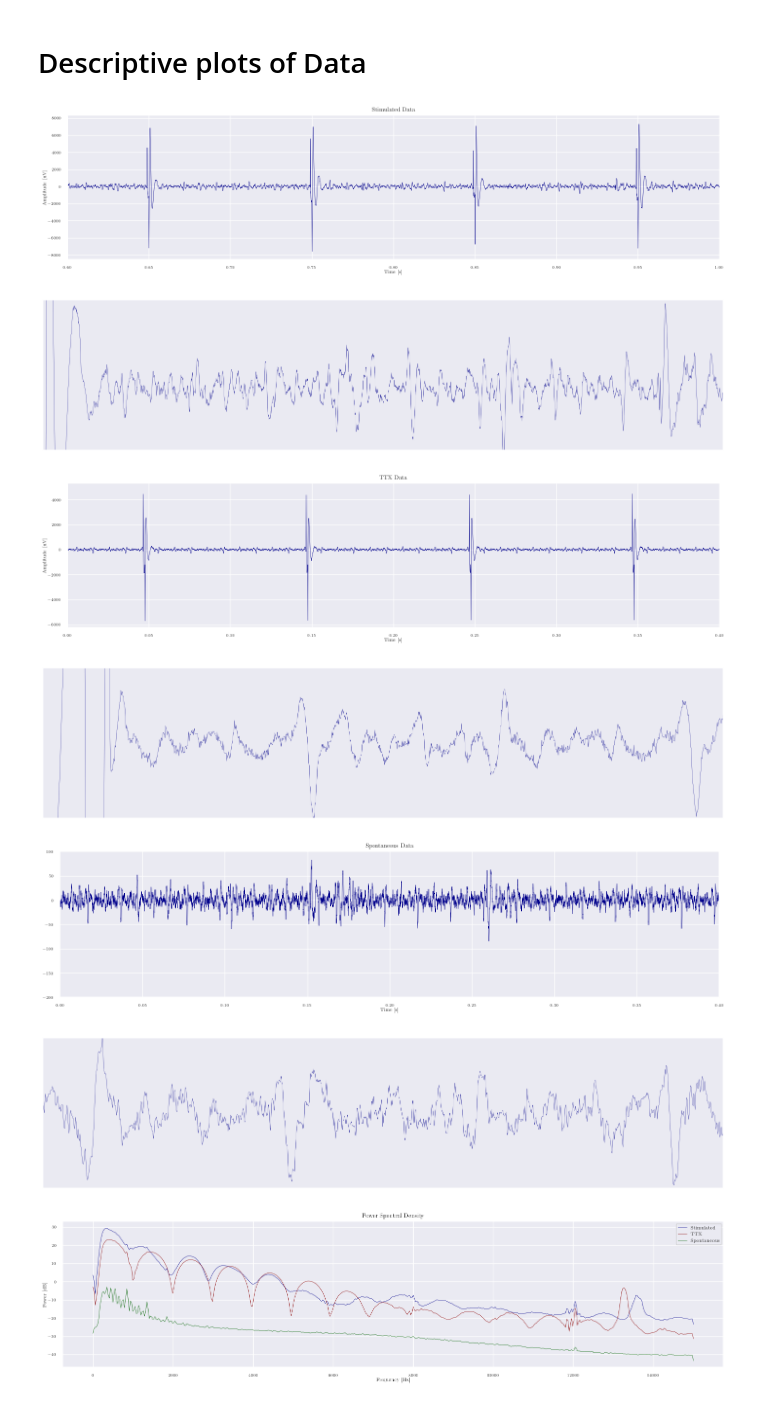
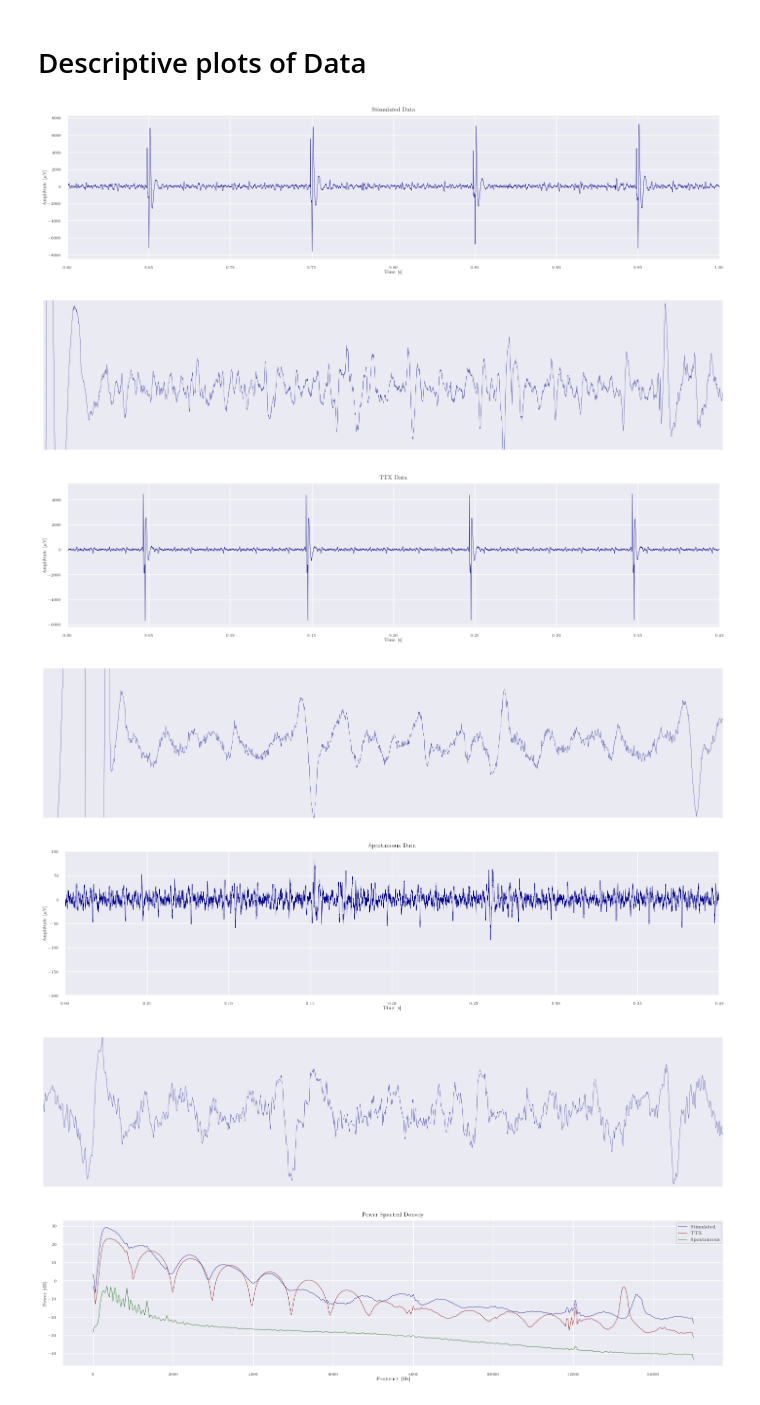
Before and after one commit to TheresaDF/NeuronSpikeEye, a Jupyter notebook: src/visualizations/data.ipynb, the cells around one changed output. Cells and saved outputs as stored; diff of their text form; code cells hidden in the pictures.

```diff
--- a/src/visualizations/data.ipynb
+++ b/src/visualizations/data.ipynb
@@ -50,7 +50,7 @@ plt.plot(times, stim[:, channel], color = "darkblue", linewidth = 0.5)
 plt.xlim([0.6, 1])
 plt.title("Stimulated Data")
 plt.xlabel("Time [s]")
-plt.ylabel("Amplitude [uV]")
+plt.ylabel(r"Amplitude [$\mu$V]")
 plt.show()
 
 savefig(fig, "stimulated_data", width = 6, height = 2)
@@ -71,7 +71,7 @@ plt.plot(times, ttx[:, channel], color = "darkblue", linewidth = 0.5)
 plt.xlim([0, 0.4])
 plt.title("TTX Data")
 plt.xlabel("Time [s]")
-plt.ylabel("Amplitude [uV]")
+plt.ylabel(r"Amplitude [$\mu$V]")
 plt.show()
 
 savefig(fig, "ttx_data", width = 6, height = 2)
@@ -85,34 +85,35 @@ plt.xticks([])
 plt.yticks([])
 plt.show()
 
 savefig(fig, "ttx_data_zoom", width = 2.5, height = 0.35)
 
 fig, ax = plt.subplots(1, 1, figsize = (18, 4))
 plt.plot(times, spon[:, channel], color = "darkblue", linewidth = 0.5)
 plt.xlim([0, 0.4])
 plt.ylim([-200, 100])
 plt.title("Spontaneous Data")
 plt.xlabel("Time [s]")
+plt.ylabel(r"Amplitude [$\mu$V]")
 plt.show()
 
 savefig(fig, "spon_data", width = 6, height = 2)
 
 
 fig, ax = plt.subplots(1, 1, figsize = (18, 4))
 plt.plot(times, spon[:, channel], color = "darkblue", linewidth = 0.3)
 plt.xlim([0.05, 0.0145])
 plt.ylim([-50, 50])
 plt.xticks([])
 plt.yticks([])
 plt.show()
 
 savefig(fig, "spon_data_zoom", width = 2.5, height = 0.35)
 # %% [output]
 [figure]
 [figure]
 [figure]
 [figure]
-[figure, old version]
+[figure, new version]
 [figure]
 # %%
 f_stim, P_stim = welch(stim[:, channel], fs = 30000, nperseg = 1024)
```
Also changed, not shown: parts of 1 cell of this notebook.
